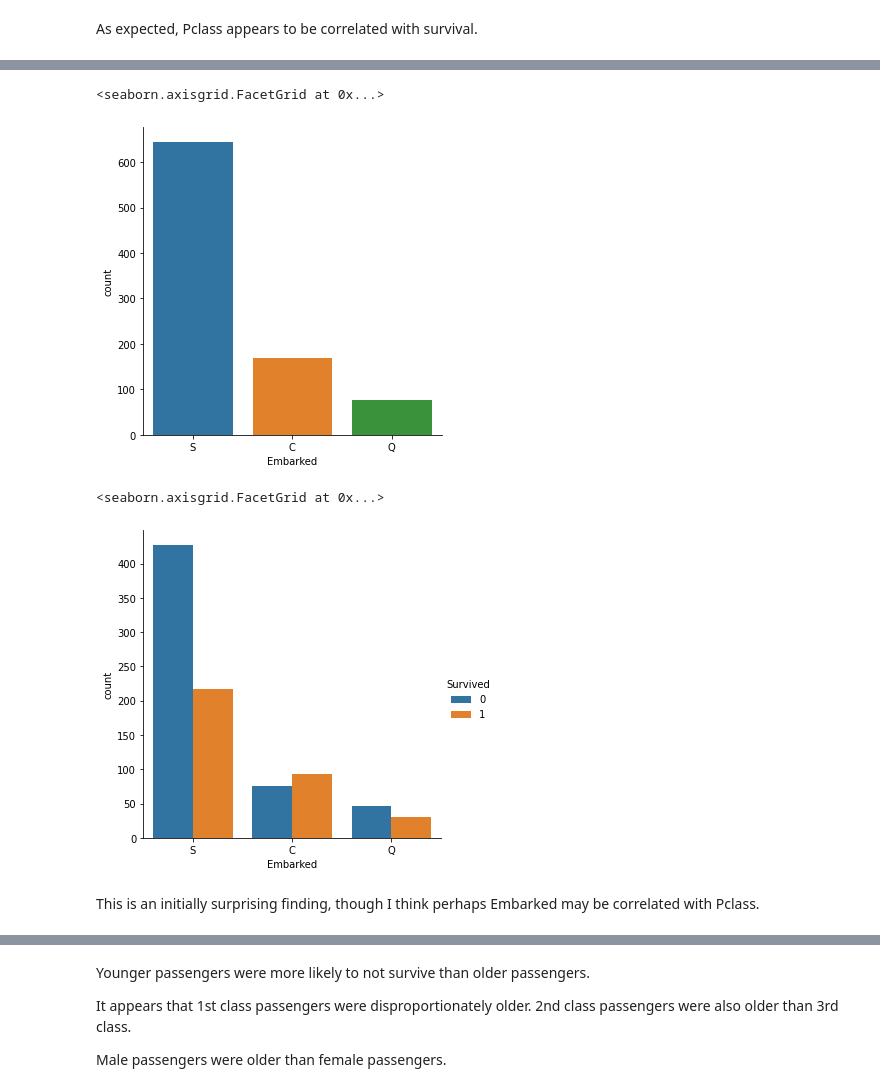
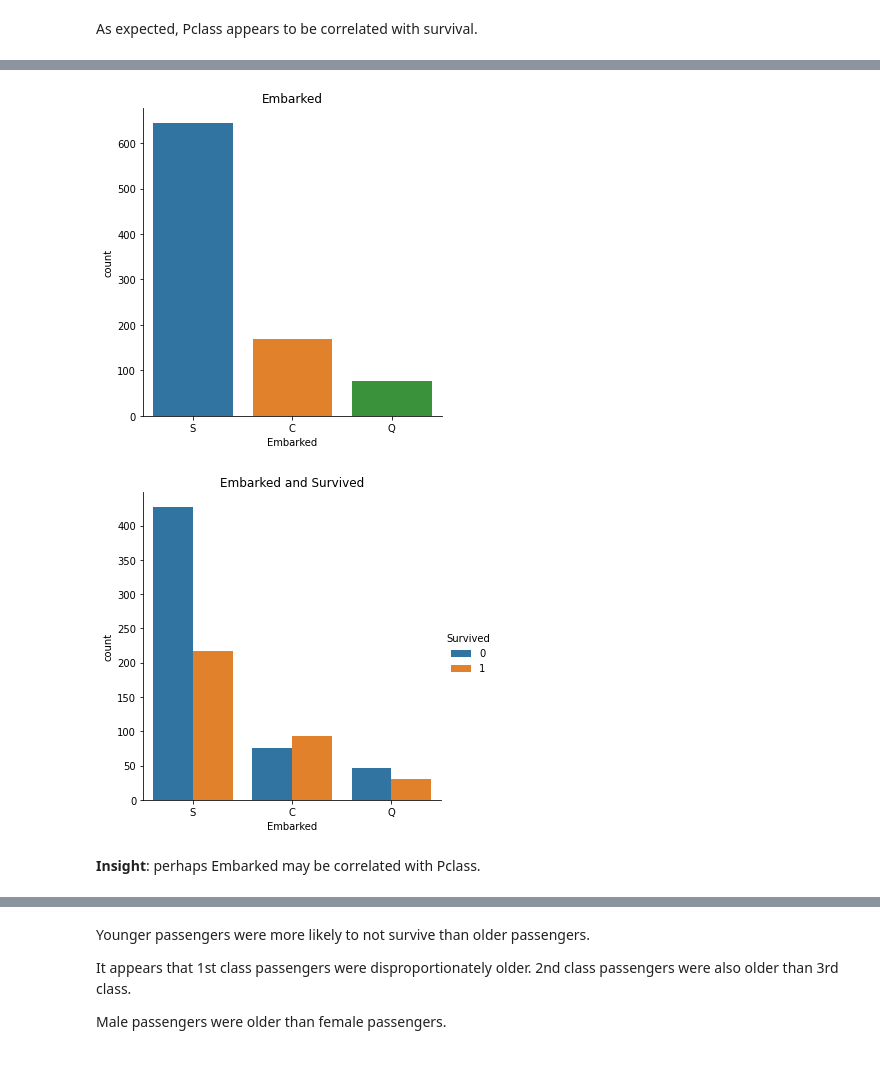
Before and after one commit to levimjoseph/kaggle-public, a Jupyter notebook: titanic-levimjoseph.ipynb, the cells around one changed output, grey strips where cells are left out. Cells and saved outputs as stored; diff of their text form; code cells hidden in the pictures; blank space fills up the shorter version.

```diff
--- a/titanic-levimjoseph.ipynb
+++ b/titanic-levimjoseph.ipynb
@@ -158,16 +157,16 @@ As expected, Sex appears to be correlated with survival.
 # %%
 # Embarked
-sns.catplot(x='Embarked', data=train_df, kind='count')
+sns.catplot(x='Embarked', data=train_df, kind='count').set(title='Embarked')
+plt.show()
 # %% [output]
-<seaborn.axisgrid.FacetGrid at 0x...>
-[figure, old version]
+[figure, new version]
 # %%
 # Embarked and Survived
-sns.catplot(x='Embarked', hue='Survived', data=train_df, kind='count')
+sns.catplot(x='Embarked', hue='Survived', data=train_df, kind='count').set(title='Embarked and Survived')
+plt.show()
 # %% [output]
-<seaborn.axisgrid.FacetGrid at 0x...>
-[figure, old version]
+[figure, new version]
 # %% [markdown]
-This is an initially surprising finding, though I think perhaps Embarked may be correlated with Pclass.
+**Insight**: perhaps Embarked may be correlated with Pclass.
 # %%
 # Embarked and Pclass
```
Also changed, not shown: parts of 56 cells of this notebook.
